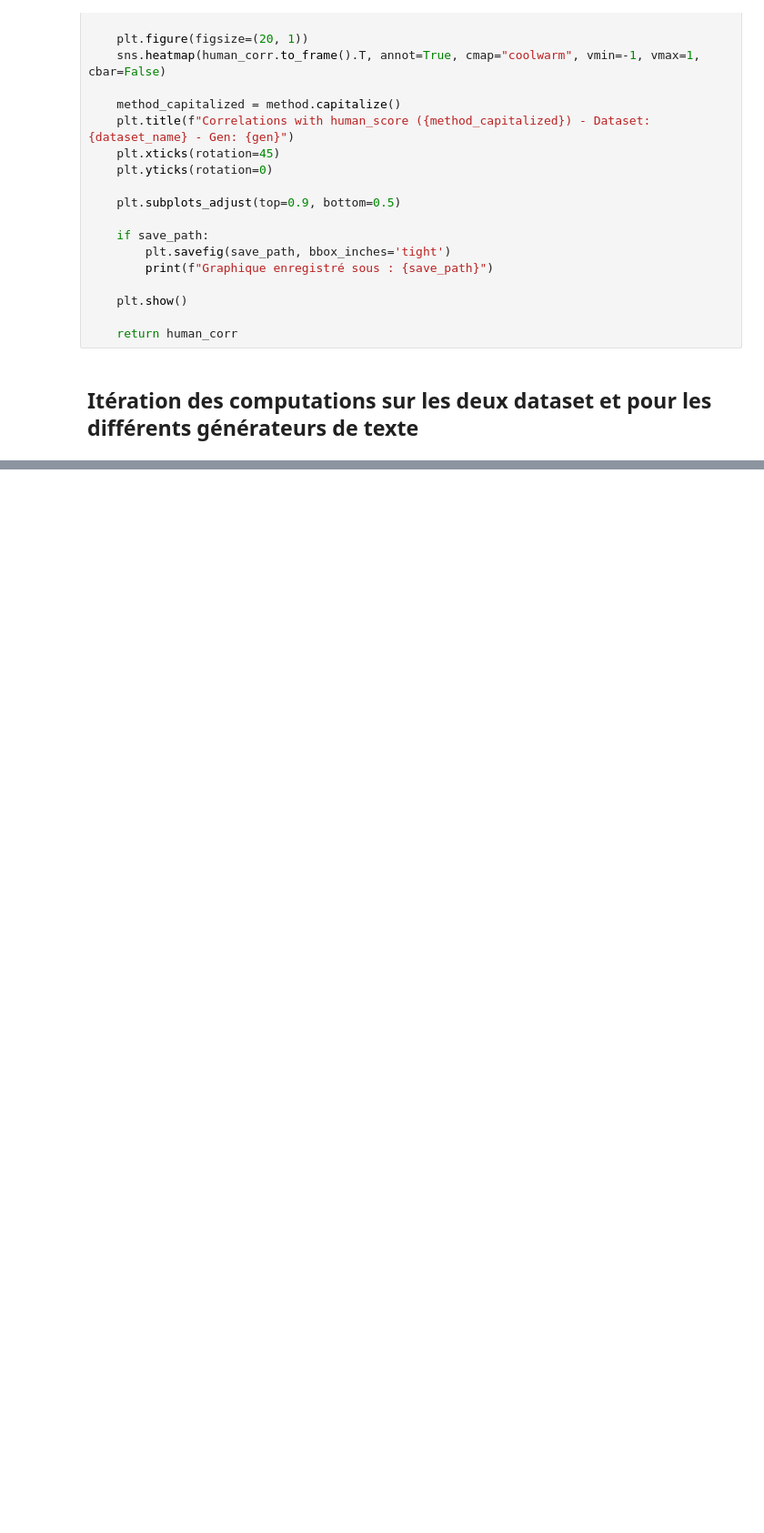
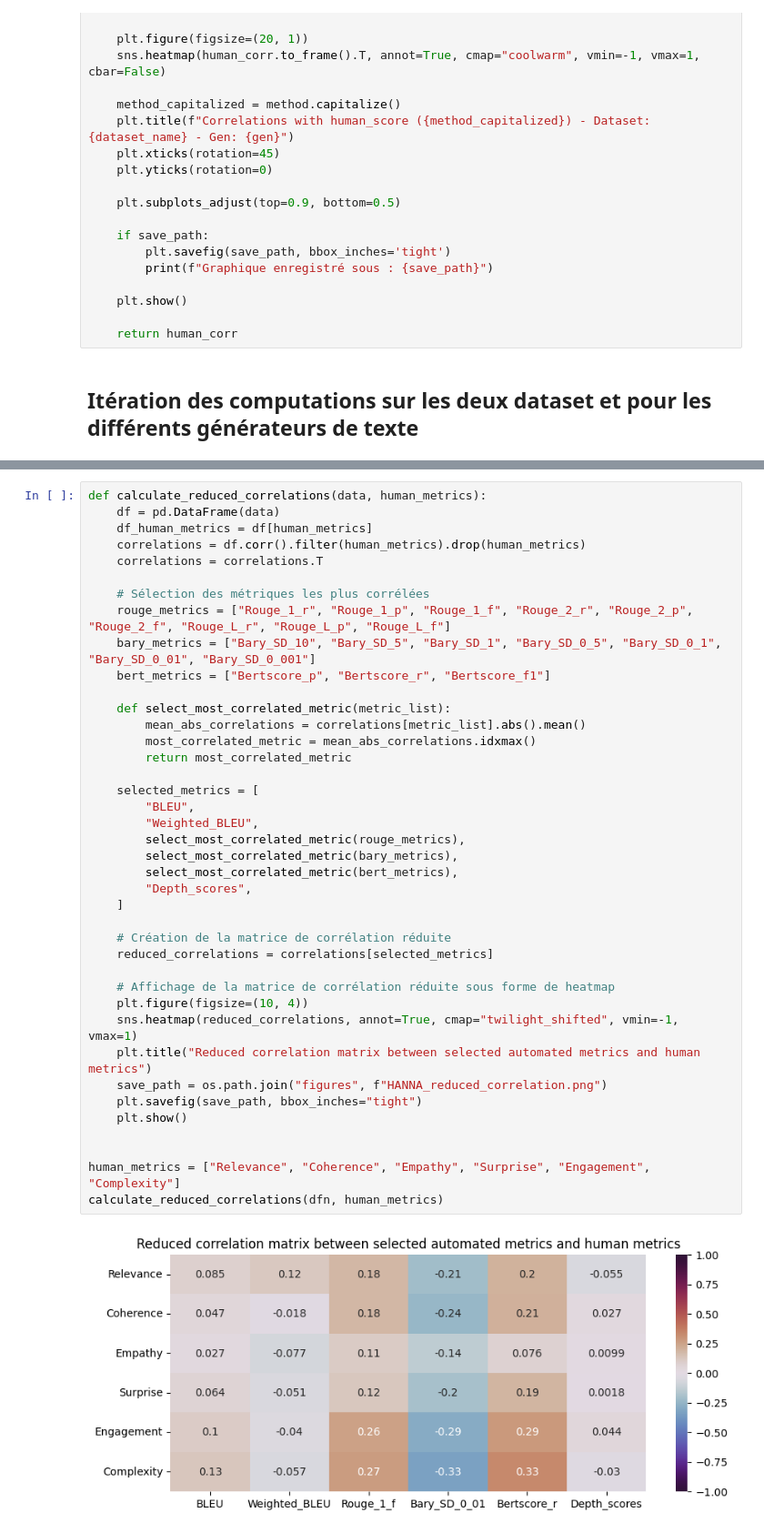
Before and after one commit to Boran-lucas/NLP_project, a Jupyter notebook: benchmark.ipynb, the cells around one changed output, grey strips where cells are left out. Shown: that part at 91% size. Drawn from its saved outputs; the diff is of its cells as text; blank space fills up the shorter version.

```diff
--- a/benchmark.ipynb
+++ b/benchmark.ipynb
@@ -464,0 +483,42 @@ KeyboardInterrupt:
+# %%
+def calculate_reduced_correlations(data, human_metrics):
+    df = pd.DataFrame(data)
+    df_human_metrics = df[human_metrics]
+    correlations = df.corr().filter(human_metrics).drop(human_metrics)
+    correlations = correlations.T
+
+    # Sélection des métriques les plus corrélées
+    rouge_metrics = ["Rouge_1_r", "Rouge_1_p", "Rouge_1_f", "Rouge_2_r", "Rouge_2_p", "Rouge_2_f", "Rouge_L_r", "Rouge_L_p", "Rouge_L_f"]
+    bary_metrics = ["Bary_SD_10", "Bary_SD_5", "Bary_SD_1", "Bary_SD_0_5", "Bary_SD_0_1", "Bary_SD_0_01", "Bary_SD_0_001"]
+    bert_metrics = ["Bertscore_p", "Bertscore_r", "Bertscore_f1"]
+
+    def select_most_correlated_metric(metric_list):
+        mean_abs_correlations = correlations[metric_list].abs().mean()
+        most_correlated_metric = mean_abs_correlations.idxmax()
+        return most_correlated_metric
+
+    selected_metrics = [
+        "BLEU",
+        "Weighted_BLEU",
+        select_most_correlated_metric(rouge_metrics),
+        select_most_correlated_metric(bary_metrics),
+        select_most_correlated_metric(bert_metrics),
+        "Depth_scores",
+    ]
+
+    # Création de la matrice de corrélation réduite
+    reduced_correlations = correlations[selected_metrics]
+
+    # Affichage de la matrice de corrélation réduite sous forme de heatmap
+    plt.figure(figsize=(10, 4))
+    sns.heatmap(reduced_correlations, annot=True, cmap="twilight_shifted", vmin=-1, vmax=1)
+    plt.title("Reduced correlation matrix between selected automated metrics and human metrics")
+    save_path = os.path.join("figures", f"HANNA_reduced_correlation.png")
+    plt.savefig(save_path, bbox_inches="tight")
+    plt.show()
+
+
+human_metrics = ["Relevance", "Coherence", "Empathy", "Surprise", "Engagement", "Complexity"]
+calculate_reduced_correlations(dfn, human_metrics)
+# %% [output]
+[figure, added]
```
Also changed, not shown: parts of 9 cells of this notebook, 13 other files.
